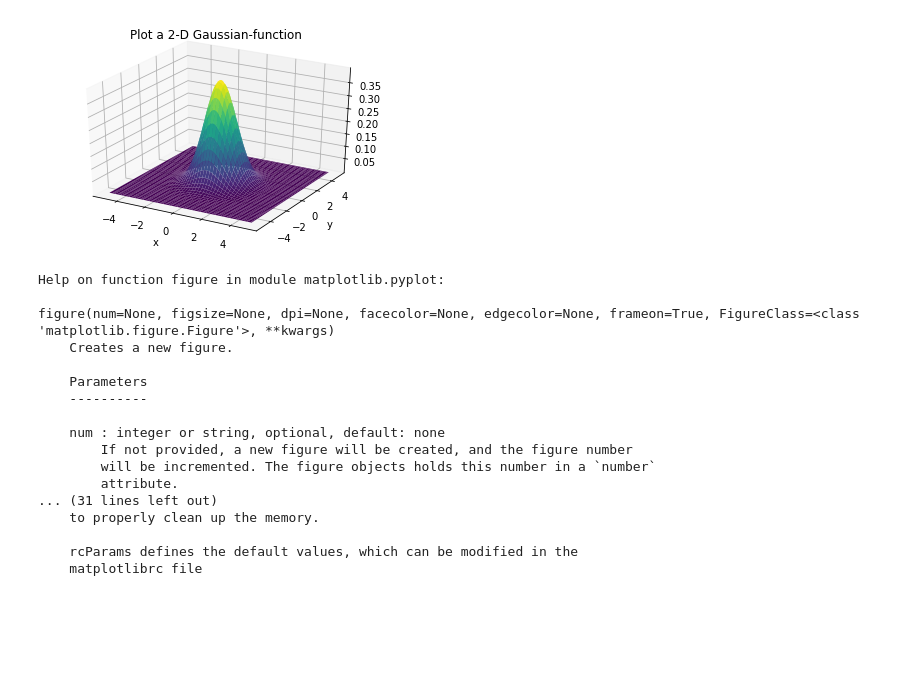
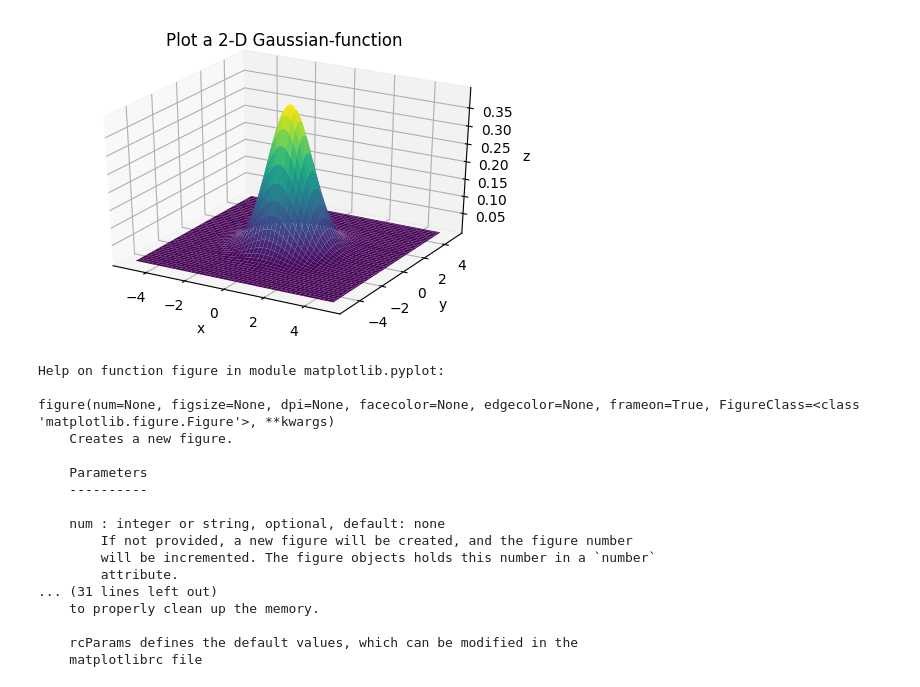
Before and after one commit to GAAWAI/ComPhy1, a Jupyter notebook: Uebung1.ipynb, the cells around one changed output. Saved outputs shown, nothing was run; the diff lists cells and outputs as text; code cells hidden in the pictures; blank space fills up the shorter version.

```diff
--- a/Uebung1.ipynb
+++ b/Uebung1.ipynb
@@ -23,31 +38,34 @@ Plotting the 1-D Gaussian-Function $$ y(x,\sigma,\mu) = \frac{1}{\sqrt{2\pi\sigm
 # %%
 from mpl_toolkits.mplot3d import Axes3D
 
-def gaussian2(x,y,x_0,y_0,sigma):
-    return 1/numpy.sqrt(2*numpy.pi*sigma**2)  * numpy.exp(-(x-x_0)**2/(2*sigma**2)-(y-y_0)**2/(2*sigma**2))
-
-FIG = p.figure(100)
-ax = p.axes(projection='3d')
-
-sigma = 1
-x_0 = 0
-y_0 = 0
-N = 100 #numbers of data points
-
-x = numpy.linspace(-5,5,N)
-y = numpy.linspace(-5,5,N)
-x,y = numpy.meshgrid(x,y)
-z2 = gaussian2(x,y,x_0,y_0,sigma)
-
-GRAPH1 = ax.plot_surface(x,y,z2,cmap='viridis',edgecolor='none');
-
-# Titles and labels
-p.title("Plot a 2-D Gaussian-function")
-p.xlabel("x")
-p.ylabel("y")
-p.show(GRAPH1)
+def gaussian_2D(x, y, x_0=0, y_0=0, sigma=1):
+    return 1/numpy.sqrt(2*numpy.pi*sigma**2) * numpy.exp(-(x-x_0)**2/(2*sigma**2)-(y-y_0)**2/(2*sigma**2))
-# %% [output]
-[figure, removed]
+# %%
+N = 100 # numbers of data points
+x_Data = numpy.linspace(-5,5,N)
+x,y = numpy.meshgrid(x_Data,x_Data)
+# y,x = numpy.mgrid[-5:5:100j,-5:5:100j]
+
+sigma = 1 # parameters
+x_0 = 0
+y_0 = 0
+z = gaussian_2D(x,y,x_0,y_0,sigma)
+
+Graph2 = p.figure(dpi=100)
+ax = p.axes(projection='3d') # Add an axes to the current figure and make it the current axes.
+# ax = Graph2.add_axes(projection='3d')
+# ax = Graph2.add_subplot(1,1,1,projection='3d')
+
+ax.plot_surface(x,y,z,cmap='viridis',edgecolor='none');
+
+# Titles and labels
+p.title("Plot a 2-D Gaussian-function")
+ax.set_xlabel("x")
+ax.set_ylabel("y")
+ax.set_zlabel("z")
+p.show()
+# %% [output]
+[figure, added]
 # %%
 help(p.figure)
 # %% [output]
```
Also changed, not shown: parts of 7 cells of this notebook, 3 other files.
